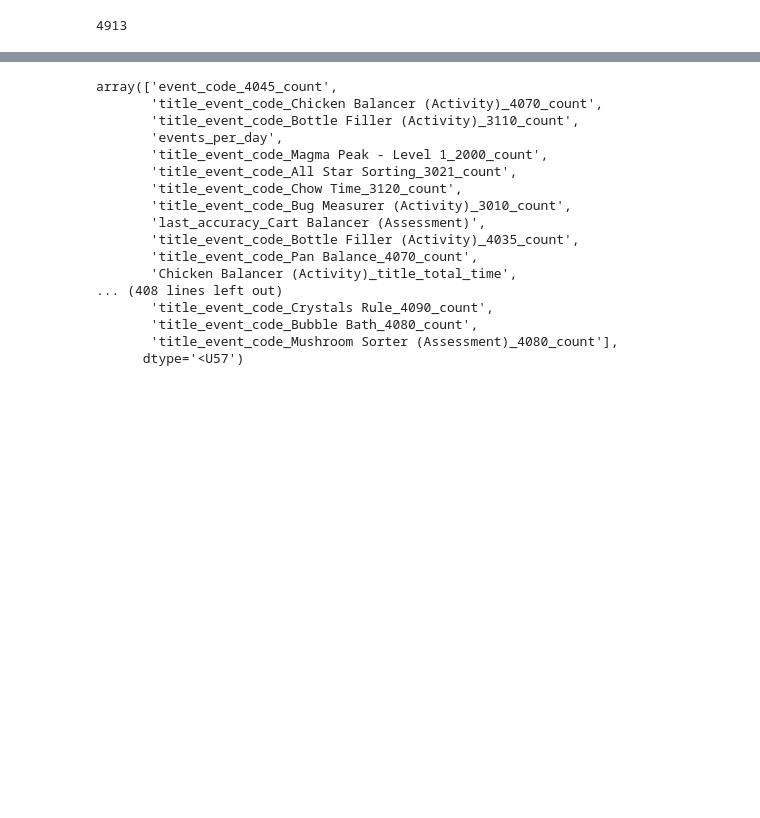
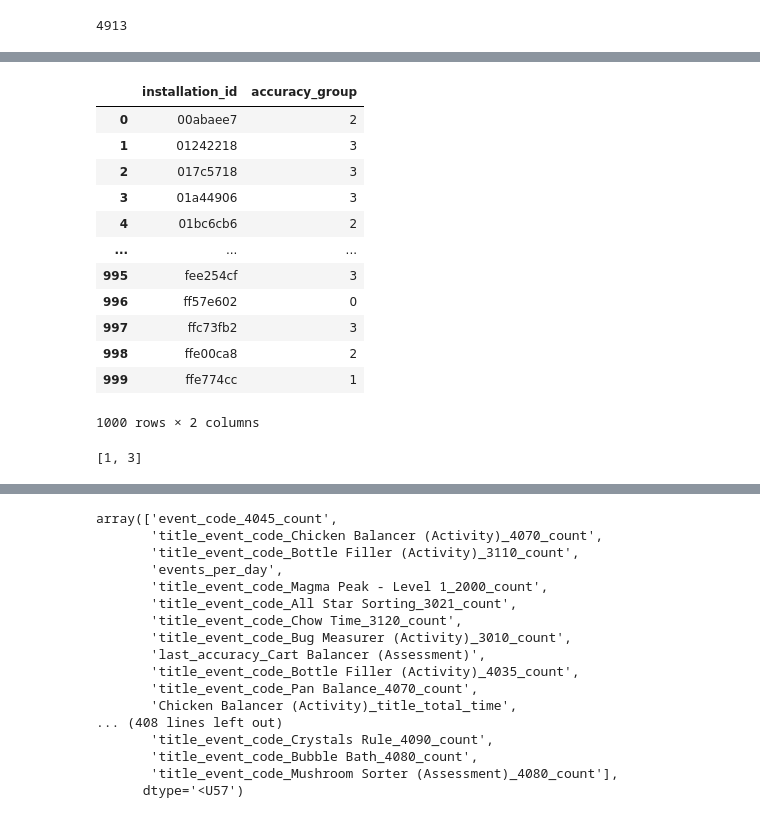
Before and after one commit to heartkilla/dsbowl2019, a Jupyter notebook: notebooks/feature_engineering.ipynb, the cells around one changed output, grey strips where cells are left out. Saved outputs shown, nothing was run; the diff lists cells and outputs as text; code cells hidden in the pictures; blank space fills up the shorter version.

Commit message:
final submission

```diff
--- a/notebooks/feature_engineering.ipynb
+++ b/notebooks/feature_engineering.ipynb
@@ -444,0 +784,27 @@ Length: 450, dtype: float64
+# %%
+df_1 = pd.read_csv('./data/submission_1.csv')
+df_2 = pd.read_csv('./data/submission.csv')
+# %%
+df_2['accuracy_group'] = np.round(df_1['accuracy_group'] * 0.5 + df_2['accuracy_group'] * 0.5).astype(int)
+df_2.to_csv('submission.csv', index=False)
+# %%
+df_2
+# %% [output]
+|  | installation_id | accuracy_group |
+| 0 | 00abaee7 | 2 |
+| 1 | 01242218 | 3 |
+| 2 | 017c5718 | 3 |
+| 3 | 01a44906 | 3 |
+| 4 | 01bc6cb6 | 2 |
+| ... | ... | ... |
+| 995 | fee254cf | 3 |
+| 996 | ff57e602 | 0 |
+| 997 | ffc73fb2 | 3 |
+| 998 | ffe00ca8 | 2 |
+| 999 | ffe774cc | 1 |
+1000 rows × 2 columns
+# %%
+a = [1, 2, 3, 4]
+a[:3:2]
+# %% [output]
+[1, 3]
```
Also changed, not shown: parts of 56 cells of this notebook, 16 other files.
